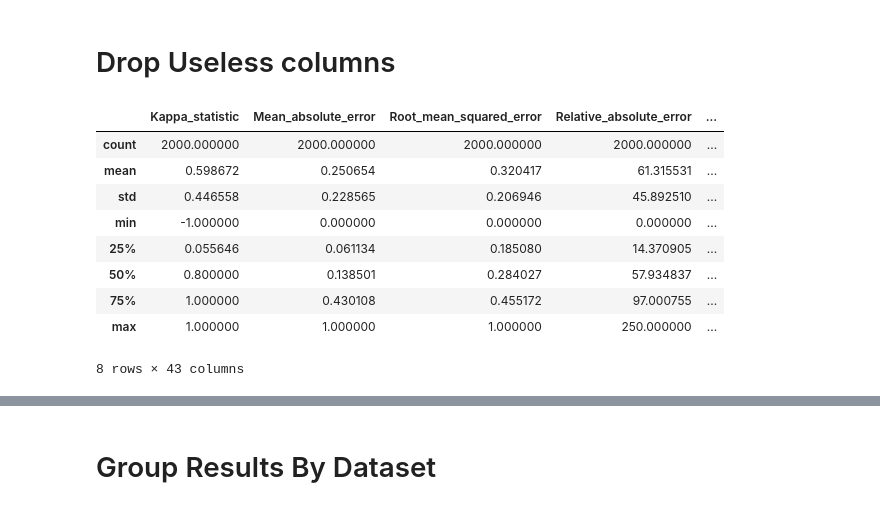
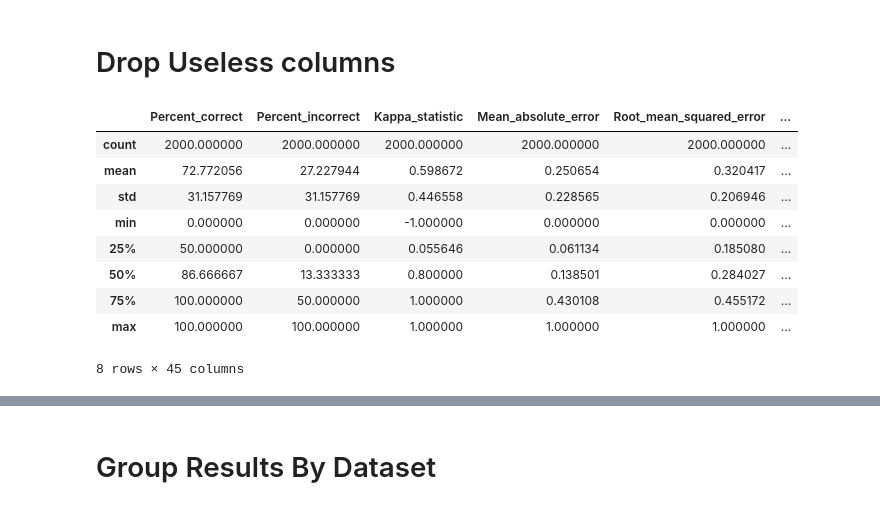
Before and after one commit to AhmedGrati/data-mining-lab, a Jupyter notebook: TP2/tp2.ipynb, the cells around one changed output, grey strips where cells are left out. Saved outputs shown, nothing was run; the diff lists cells and outputs as text; code cells hidden in the pictures.

```diff
--- a/TP2/tp2.ipynb
+++ b/TP2/tp2.ipynb
@@ -17,23 +17,23 @@ df.head(5)
 # Drop Useless columns
 # %%
 useless_cols = ['Date_time','Key_Run','Key_Fold','Key_Scheme_version_ID','Number_of_training_instances','Number_of_testing_instances',
-'Number_correct','Number_incorrect','Number_unclassified','Percent_correct','Percent_incorrect','Percent_unclassified','True_positive_rate',
+'Number_correct','Number_incorrect','Number_unclassified','Percent_unclassified','True_positive_rate',
 'Num_true_positives','False_positive_rate','Num_false_positives','True_negative_rate','Num_true_negatives','False_negative_rate','Num_false_negatives'
 ]
 for col in useless_cols:
     df = df.drop(col, 1)
 df.describe()
 # %% [output]
-|  | Kappa_statistic | Mean_absolute_error | Root_mean_squared_error | Relative_absolute_error | ... |
-| count | 2000.000000 | 2000.000000 | 2000.000000 | 2000.000000 | ... |
-| mean | 0.598672 | 0.250654 | 0.320417 | 61.315531 | ... |
-| std | 0.446558 | 0.228565 | 0.206946 | 45.892510 | ... |
-| min | -1.000000 | 0.000000 | 0.000000 | 0.000000 | ... |
-| 25% | 0.055646 | 0.061134 | 0.185080 | 14.370905 | ... |
-| 50% | 0.800000 | 0.138501 | 0.284027 | 57.934837 | ... |
-| 75% | 1.000000 | 0.430108 | 0.455172 | 97.000755 | ... |
-| max | 1.000000 | 1.000000 | 1.000000 | 250.000000 | ... |
+|  | Percent_correct | Percent_incorrect | Kappa_statistic | Mean_absolute_error | Root_mean_squared_error | ... |
+| count | 2000.000000 | 2000.000000 | 2000.000000 | 2000.000000 | 2000.000000 | ... |
+| mean | 72.772056 | 27.227944 | 0.598672 | 0.250654 | 0.320417 | ... |
+| std | 31.157769 | 31.157769 | 0.446558 | 0.228565 | 0.206946 | ... |
+| min | 0.000000 | 0.000000 | -1.000000 | 0.000000 | 0.000000 | ... |
+| 25% | 50.000000 | 0.000000 | 0.055646 | 0.061134 | 0.185080 | ... |
+| 50% | 86.666667 | 13.333333 | 0.800000 | 0.138501 | 0.284027 | ... |
+| 75% | 100.000000 | 50.000000 | 1.000000 | 0.430108 | 0.455172 | ... |
+| max | 100.000000 | 100.000000 | 1.000000 | 1.000000 | 1.000000 | ... |
-8 rows × 43 columns
+8 rows × 45 columns
 # %%
 knn = 'weka.classifiers.lazy.IBk'
 df['Key_Scheme'] = df.apply(lambda x: 'Ibk'.__add__(x['Key_Scheme_options'].split(' ')[1]) if x['Key_Scheme'] == knn else x['Key_Scheme'], axis = 1)
```
Also changed, not shown: parts of 9 cells of this notebook, 3 other files.
